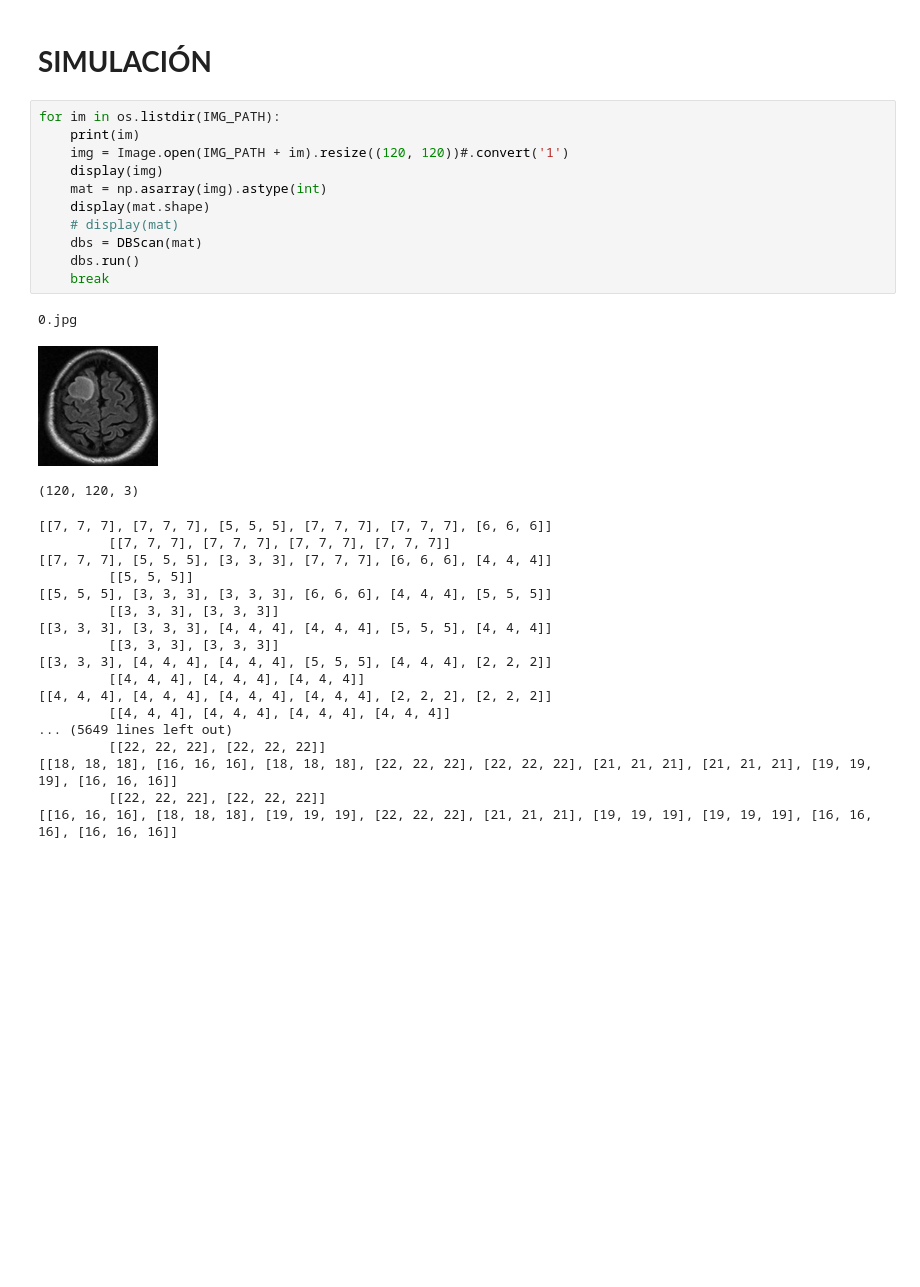
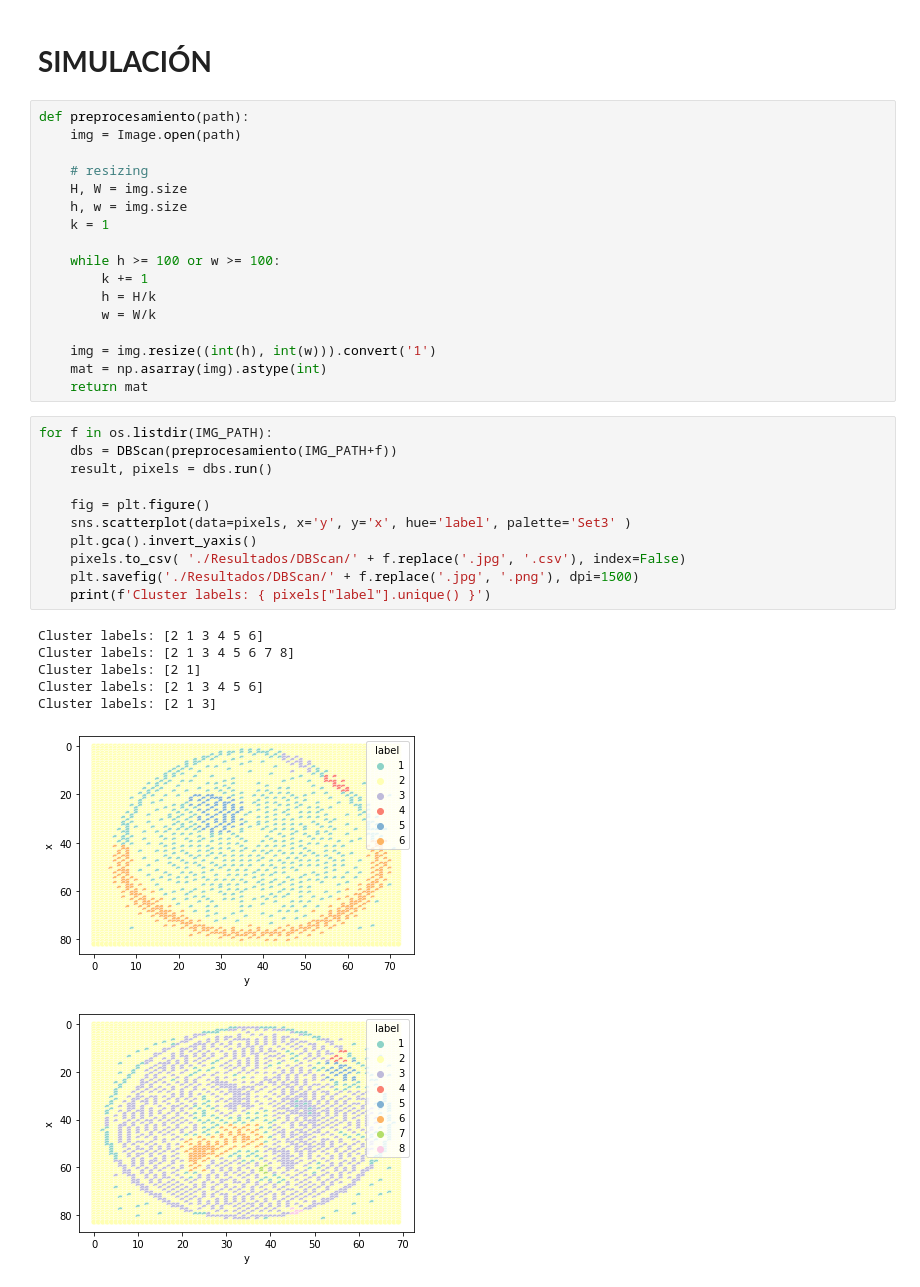
Before and after one commit to JerM1609/IA-P002, a Jupyter notebook: FloodFillScan.ipynb, the cells around one changed output. Saved outputs shown, nothing was run; the diff lists cells and outputs as text; blank space fills up the shorter version.

Commit message:
DBScan for B/N

```diff
--- a/FloodFillScan.ipynb
+++ b/FloodFillScan.ipynb
@@ -64,35 +96,39 @@ class DBScan():
 IMG_PATH = './mini_data/'
 # %% [markdown]
 # **SIMULACIÓN**
-# %%
-for im in os.listdir(IMG_PATH):
-    print(im)
-    img = Image.open(IMG_PATH + im).resize((120, 120))#.convert('1')
-    display(img)
-    mat = np.asarray(img).astype(int)
-    display(mat.shape)
-    # display(mat)
-    dbs = DBScan(mat)
-    dbs.run()
-    break
-# %% [output]
-0.jpg
-[figure, removed]
-(120, 120, 3)
-[[7, 7, 7], [7, 7, 7], [5, 5, 5], [7, 7, 7], [7, 7, 7], [6, 6, 6]]
-         [[7, 7, 7], [7, 7, 7], [7, 7, 7], [7, 7, 7]]
-[[7, 7, 7], [5, 5, 5], [3, 3, 3], [7, 7, 7], [6, 6, 6], [4, 4, 4]]
-         [[5, 5, 5]]
-[[5, 5, 5], [3, 3, 3], [3, 3, 3], [6, 6, 6], [4, 4, 4], [5, 5, 5]]
-         [[3, 3, 3], [3, 3, 3]]
-[[3, 3, 3], [3, 3, 3], [4, 4, 4], [4, 4, 4], [5, 5, 5], [4, 4, 4]]
-         [[3, 3, 3], [3, 3, 3]]
-[[3, 3, 3], [4, 4, 4], [4, 4, 4], [5, 5, 5], [4, 4, 4], [2, 2, 2]]
-         [[4, 4, 4], [4, 4, 4], [4, 4, 4]]
-[[4, 4, 4], [4, 4, 4], [4, 4, 4], [4, 4, 4], [2, 2, 2], [2, 2, 2]]
-         [[4, 4, 4], [4, 4, 4], [4, 4, 4], [4, 4, 4]]
-... (5649 lines left out)
-         [[22, 22, 22], [22, 22, 22]]
-[[18, 18, 18], [16, 16, 16], [18, 18, 18], [22, 22, 22], [22, 22, 22], [21, 21, 21], [21, 21, 21], [19, 19, 19], [16, 16, 16]]
-         [[22, 22, 22], [22, 22, 22]]
-[[16, 16, 16], [18, 18, 18], [19, 19, 19], [22, 22, 22], [21, 21, 21], [19, 19, 19], [19, 19, 19], [16, 16, 16], [16, 16, 16]]
+# %%
+def preprocesamiento(path):
+    img = Image.open(path)
+
+    # resizing
+    H, W = img.size
+    h, w = img.size
+    k = 1
+
+    while h >= 100 or w >= 100:
+        k += 1
+        h = H/k
+        w = W/k
+
+    img = img.resize((int(h), int(w))).convert('1')
+    mat = np.asarray(img).astype(int)
+    return mat
+# %%
+for f in os.listdir(IMG_PATH):
+    dbs = DBScan(preprocesamiento(IMG_PATH+f))
+    result, pixels = dbs.run()
+
+    fig = plt.figure()
+    sns.scatterplot(data=pixels, x='y', y='x', hue='label', palette='Set3' )
+    plt.gca().invert_yaxis()
+    pixels.to_csv( './Resultados/DBScan/' + f.replace('.jpg', '.csv'), index=False)
+    plt.savefig('./Resultados/DBScan/' + f.replace('.jpg', '.png'), dpi=1500)
+    print(f'Cluster labels: { pixels["label"].unique() }')
+# %% [output]
+Cluster labels: [2 1 3 4 5 6]
+Cluster labels: [2 1 3 4 5 6 7 8]
+Cluster labels: [2 1]
+Cluster labels: [2 1 3 4 5 6]
+Cluster labels: [2 1 3]
+[figure, added]
+[figure, added]
```
Also changed, not shown: parts of 8 cells of this notebook, 10 other files.
